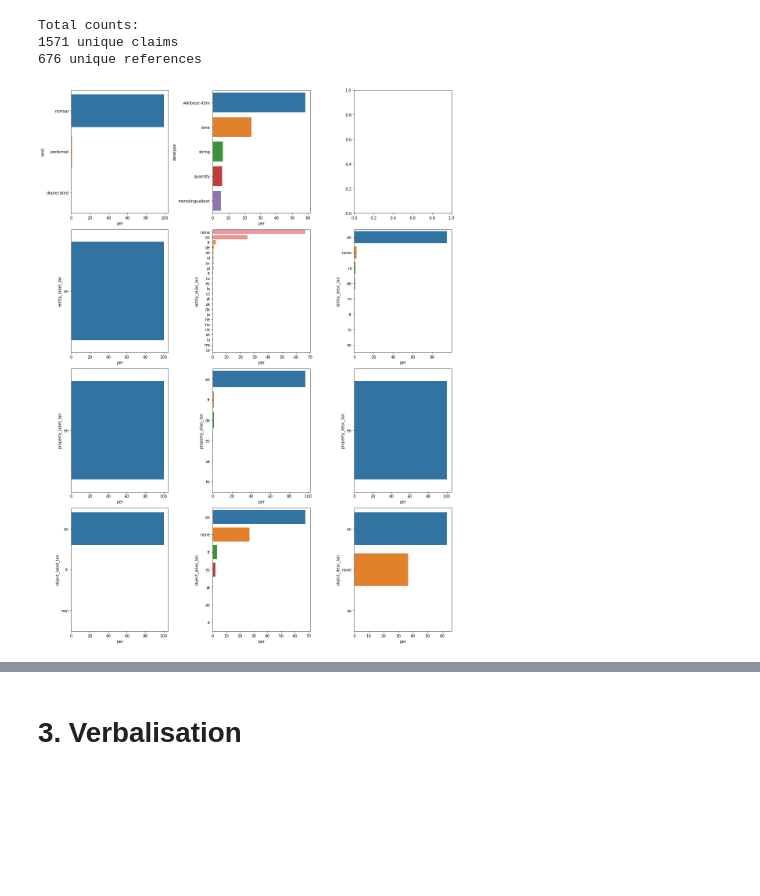
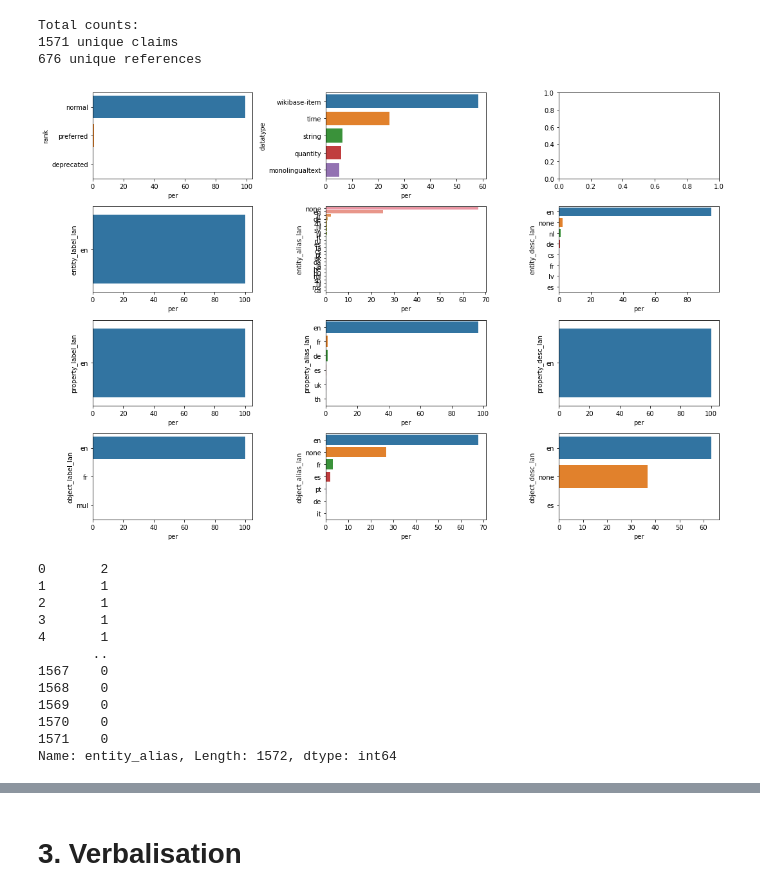
Before and after one commit to gabrielmaia7/RSP, a Jupyter notebook: support_classification_pipeline_test.ipynb, the cells around one changed output, grey strips where cells are left out. Drawn from its saved outputs; the diff is of its cells as text; code cells hidden in the pictures; blank space fills up the shorter version.

```diff
--- a/support_classification_pipeline_test.ipynb
+++ b/support_classification_pipeline_test.ipynb
@@ -91,20 +109,35 @@ Total counts:
 # %%
 # Considerable amount of aliases for entities, LOTS for properties, reasonable for objects.
 # We can use this to generate multiple verbalisations based on aliases.
-fig, ax = plt.subplots(4,3,figsize=(15,20))
+fig, ax = plt.subplots(4,3,figsize=(15,10))
 sns.barplot(data=check_column_dist(claim_data_df, 'rank'), x='per', y='rank', ax=ax[0][0])
 sns.barplot(data=check_column_dist(claim_data_df, 'datatype'), x='per', y='datatype', ax=ax[0][1])
 #sns.barplot(data=check_column_dist(claim_data_df, 'entity_label_lan'), x='per', y='entity_label_lan', ax=ax[0][2])
 sns.barplot(data=check_column_dist(claim_data_df, 'entity_label_lan'), x='per', y='entity_label_lan', ax=ax[1][0])
 sns.barplot(data=check_column_dist(claim_data_df, 'entity_alias_lan'), x='per', y='entity_alias_lan', ax=ax[1][1])
 sns.barplot(data=check_column_dist(claim_data_df, 'entity_desc_lan'), x='per', y='entity_desc_lan', ax=ax[1][2])
 sns.barplot(data=check_column_dist(claim_data_df, 'property_label_lan'), x='per', y='property_label_lan', ax=ax[2][0])
 sns.barplot(data=check_column_dist(claim_data_df, 'property_alias_lan'), x='per', y='property_alias_lan', ax=ax[2][1])
 sns.barplot(data=check_column_dist(claim_data_df, 'property_desc_lan'), x='per', y='property_desc_lan', ax=ax[2][2])
 sns.barplot(data=check_column_dist(claim_data_df, 'object_label_lan'), x='per', y='object_label_lan', ax=ax[3][0])
 sns.barplot(data=check_column_dist(claim_data_df, 'object_alias_lan'), x='per', y='object_alias_lan', ax=ax[3][1])
 sns.barplot(data=check_column_dist(claim_data_df, 'object_desc_lan'), x='per', y='object_desc_lan', ax=ax[3][2])
 plt.tight_layout()
 plt.show()
 # %% [output]
-[figure, old version]
+[figure, new version]
+# %%
+claim_data_df.entity_alias.apply(lambda x : len(leval(x)) if x != 'no-alias' else 0)
+# %% [output]
+0       2
+1       1
+2       1
+3       1
+4       1
+       ..
+1567    0
+1568    0
+1569    0
+1570    0
+1571    0
+Name: entity_alias, Length: 1572, dtype: int64
```
Also changed, not shown: parts of 30 cells of this notebook, 9 other files.
